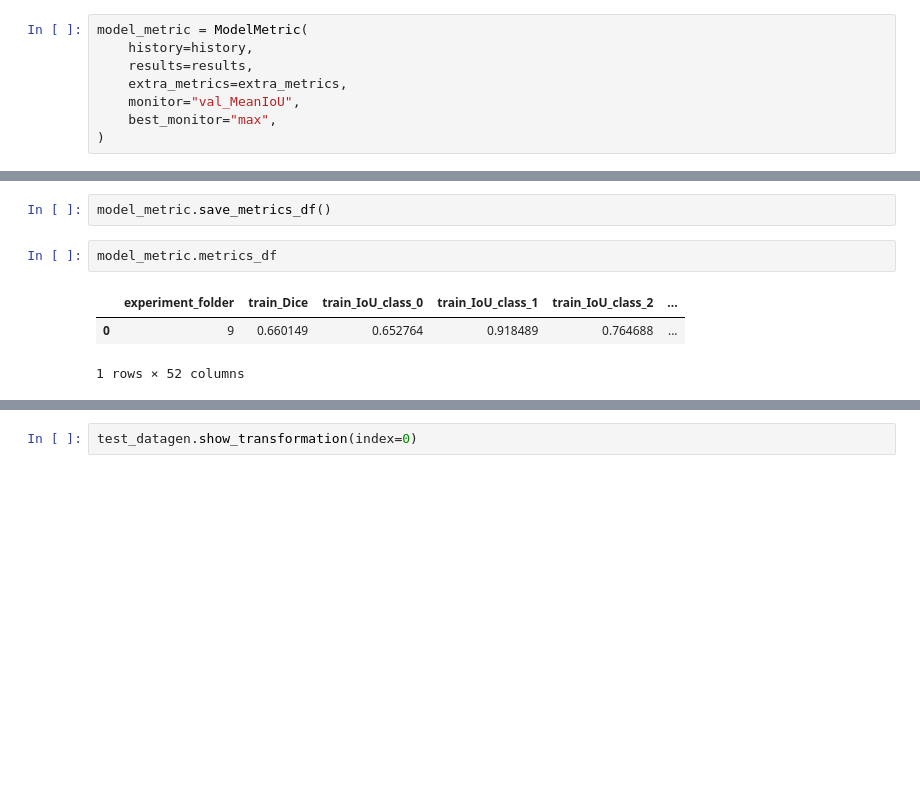
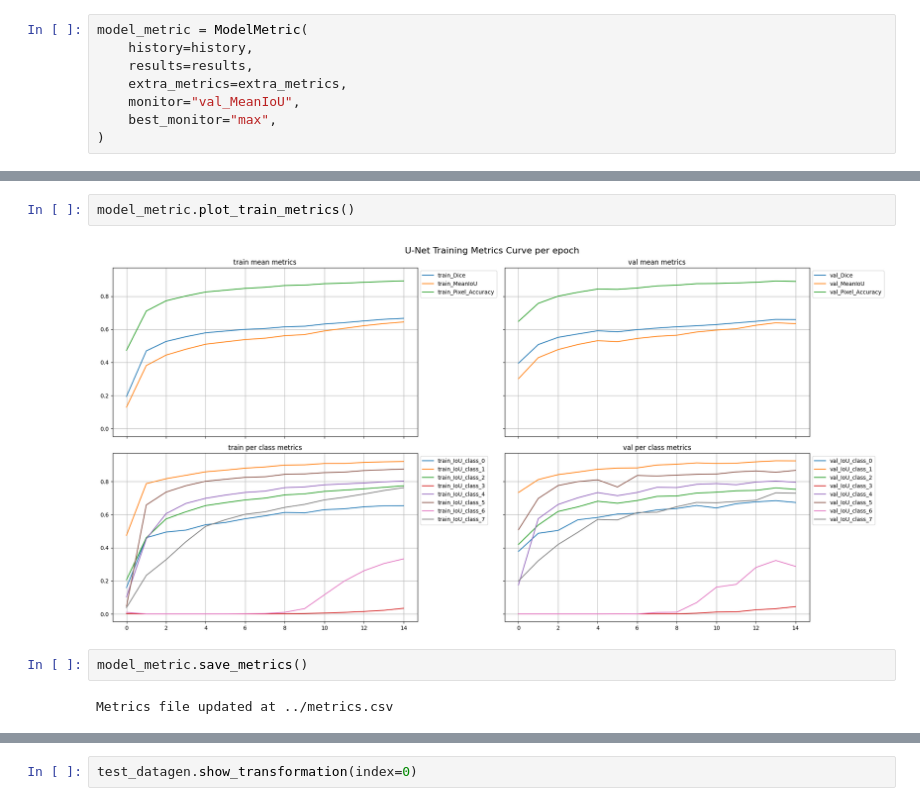
Before and after one commit to Hedredo/oc_p8, a Jupyter notebook: notebooks/modelisation.ipynb, the cells around one changed output, grey strips where cells are left out. Saved outputs shown, nothing was run; the diff lists cells and outputs as text; blank space fills up the shorter version.

```diff
--- a/notebooks/modelisation.ipynb
+++ b/notebooks/modelisation.ipynb
@@ -949,8 +1023,8 @@ model_metric.plot_loss()
 # %%
-model_metric.save_metrics_df()
+model_metric.plot_train_metrics()
+# %% [output]
+[figure, added]
 # %%
-model_metric.metrics_df
+model_metric.save_metrics()
 # %% [output]
-|  | experiment_folder | train_Dice | train_IoU_class_0 | train_IoU_class_1 | train_IoU_class_2 | ... |
-| 0 | 9 | 0.660149 | 0.652764 | 0.918489 | 0.764688 | ... |
-1 rows × 52 columns
+Metrics file updated at ../metrics.csv
```
Also changed, not shown: parts of 4 cells of this notebook, 1 other file.
